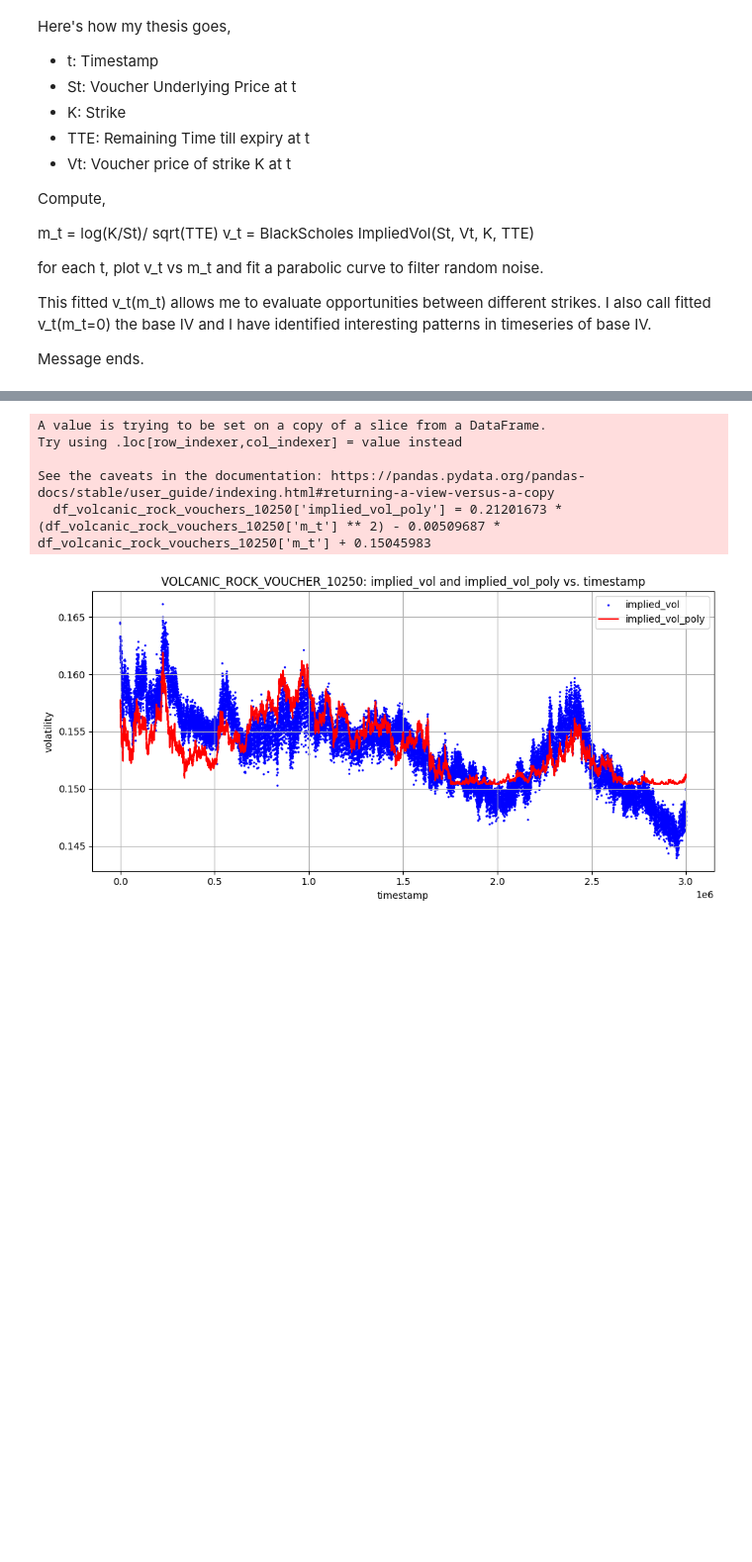
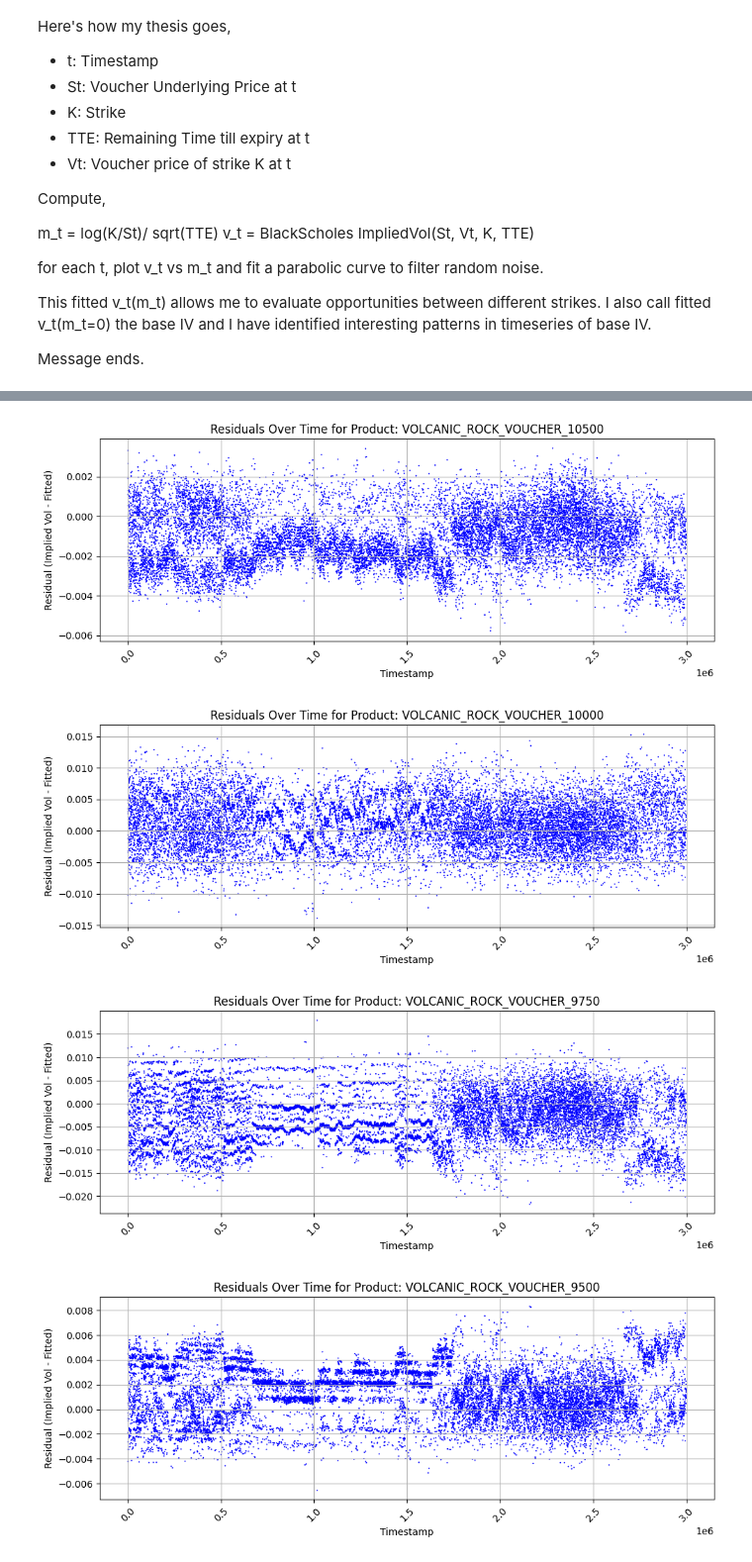
Before and after one commit to txuglassop/prosperity, a Jupyter notebook: notebooks/round3_research.ipynb, the cells around one changed output, grey strips where cells are left out. Shown at 99% size. Saved outputs shown, nothing was run; the diff lists cells and outputs as text; code cells hidden in the pictures; blank space fills up the shorter version.

```diff
--- a/notebooks/round3_research.ipynb
+++ b/notebooks/round3_research.ipynb
@@ -263,25 +226,43 @@ See the caveats in the documentation: https://pandas.pydata.org/pandas-docs/stab
-# %%
-df_volcanic_rock_vouchers_10250 = df_volcanic_rock_vouchers[df_volcanic_rock_vouchers['product'] == "VOLCANIC_ROCK_VOUCHER_10250"]
-df_volcanic_rock_vouchers_10250['implied_vol_poly'] = 0.21201673 * (df_volcanic_rock_vouchers_10250['m_t'] ** 2) - 0.00509687 * df_volcanic_rock_vouchers_10250['m_t'] + 0.15045983
-plt.figure(figsize=(10, 5))
-
-sns.scatterplot(data=df_volcanic_rock_vouchers_10250, x='timestamp', y='implied_vol',
-                s=5, color='blue', edgecolor='none', label='implied_vol')
-
-sns.lineplot(data=df_volcanic_rock_vouchers_10250, x='timestamp', y='implied_vol_poly',
-                color='red', label='implied_vol_poly')
-
-plt.title('VOLCANIC_ROCK_VOUCHER_10250: implied_vol and implied_vol_poly vs. timestamp')
-plt.xlabel('timestamp')
-plt.ylabel('volatility')
-plt.grid(True)
-plt.legend()
-plt.tight_layout()
-plt.show()
-# %% [output]
-A value is trying to be set on a copy of a slice from a DataFrame.
-Try using .loc[row_indexer,col_indexer] = value instead
-
-See the caveats in the documentation: https://pandas.pydata.org/pandas-docs/stable/user_guide/indexing.html#returning-a-view-versus-a-copy
-  df_volcanic_rock_vouchers_10250['implied_vol_poly'] = 0.21201673 * (df_volcanic_rock_vouchers_10250['m_t'] ** 2) - 0.00509687 * df_volcanic_rock_vouchers_10250['m_t'] + 0.15045983
-[figure, removed]
+# %%
+residuals_over_time = []
+
+for timestamp, group in df_volcanic_rock_vouchers.groupby('timestamp'):
+    if (group['implied_vol'] < 0.001).any() or group['implied_vol'].isna().any():
+        continue
+
+    x = group['m_t'].values
+    y = group['implied_vol'].values
+
+    if len(x) >= 3:
+        coeffs = np.polyfit(x, y, 2)
+        predicted_y = np.polyval(coeffs, x)
+        residuals = y - predicted_y
+
+        group = group.copy()
+        group['residual'] = residuals
+        group['timestamp'] = timestamp
+
+        residuals_over_time.append(group[['timestamp', 'product', 'residual']])
+
+
+residuals_df = pd.concat(residuals_over_time, ignore_index=True)
+
+products = residuals_df['product'].unique()
+
+for product in products:
+    product_df = residuals_df[residuals_df['product'] == product].sort_values(by='timestamp')
+
+    plt.figure(figsize=(10, 4))
+    sns.scatterplot(data=product_df, x='timestamp', y='residual', s=2, color='blue', edgecolor='none')
+    plt.title(f"Residuals Over Time for Product: {product}")
+    plt.xlabel("Timestamp")
+    plt.ylabel("Residual (Implied Vol - Fitted)")
+    plt.xticks(rotation=45)
+    plt.grid(True)
+    plt.tight_layout()
+    plt.show()
+# %% [output]
+[figure, added]
+[figure, added]
+[figure, added]
+[figure, added]
```
Also changed, not shown: parts of 4 cells of this notebook, 3 other files.
